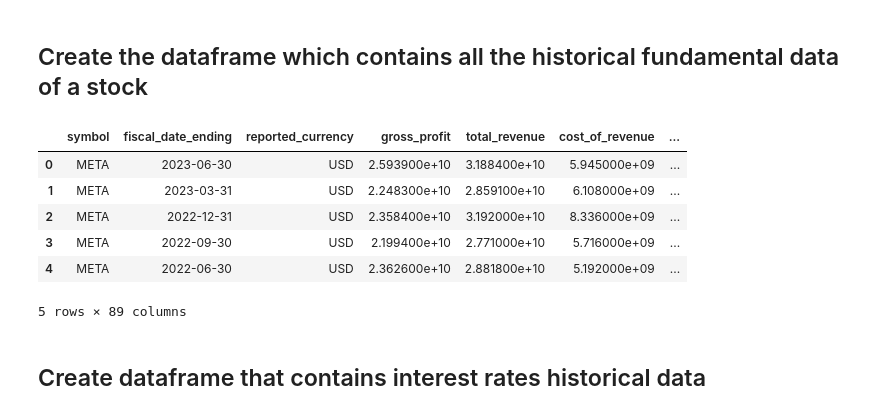
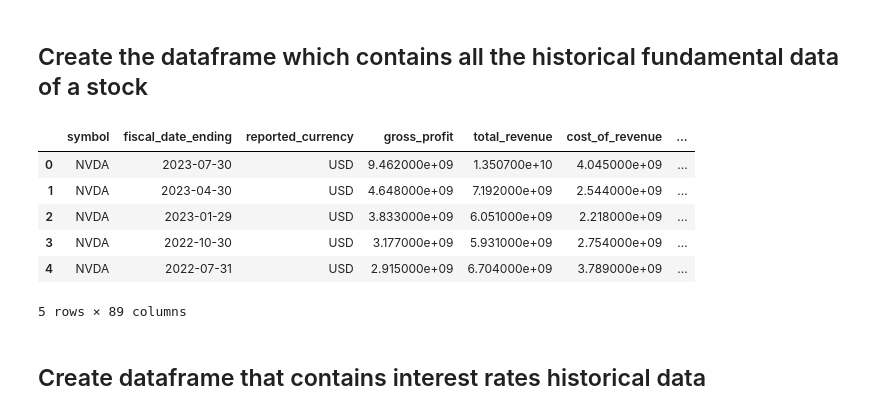
Before and after one commit to OrestisStefanou/InvestorAPI, a Jupyter notebook: analysis/DataSetCreation.ipynb, the cells around one changed output. Drawn from its saved outputs; the diff is of its cells as text; code cells hidden in the pictures.

```diff
--- a/analysis/DataSetCreation.ipynb
+++ b/analysis/DataSetCreation.ipynb
@@ -8,29 +8,32 @@ import pandas as pd
 # %%
 # Create stocks fundamental df
 conn = sqlite3.connect('../app/database/ibd.db')
-
-query = '''
-SELECT income_statement.*, balance_sheet.*, cash_flow.*
-FROM income_statement
-INNER JOIN balance_sheet
-ON income_statement.fiscal_date_ending = balance_sheet.fiscal_date_ending AND balance_sheet.symbol = 'META'
-INNER JOIN cash_flow
-ON income_statement.fiscal_date_ending = cash_flow.fiscal_date_ending AND cash_flow.symbol = 'META'
-WHERE income_statement.symbol = 'META'
-'''
-stock_df = pd.read_sql(query, conn)
-
-# Drop columns with duplicated names
-stock_df = stock_df.loc[:, ~stock_df.columns.duplicated()]
+# %%
+def get_stock_fundamental_df(symbol: str) -> pd.DataFrame:
+    query = f'''
+    SELECT income_statement.*, balance_sheet.*, cash_flow.*
+    FROM income_statement
+    INNER JOIN balance_sheet
+    ON income_statement.fiscal_date_ending = balance_sheet.fiscal_date_ending AND balance_sheet.symbol = '{symbol}'
+    INNER JOIN cash_flow
+    ON income_statement.fiscal_date_ending = cash_flow.fiscal_date_ending AND cash_flow.symbol = '{symbol}'
+    WHERE income_statement.symbol = '{symbol}'
+    '''
+    stock_df = pd.read_sql(query, conn)
+
+    # Drop columns with duplicated names
+    stock_df = stock_df.loc[:, ~stock_df.columns.duplicated()]
+    return stock_df
 # %%
+stock_df = get_stock_fundamental_df('NVDA')
 stock_df.head()
 # %% [output]
 |  | symbol | fiscal_date_ending | reported_currency | gross_profit | total_revenue | cost_of_revenue | ... |
-| 0 | META | 2023-06-30 | USD | 2.593900e+10 | 3.188400e+10 | 5.945000e+09 | ... |
-| 1 | META | 2023-03-31 | USD | 2.248300e+10 | 2.859100e+10 | 6.108000e+09 | ... |
-| 2 | META | 2022-12-31 | USD | 2.358400e+10 | 3.192000e+10 | 8.336000e+09 | ... |
-| 3 | META | 2022-09-30 | USD | 2.199400e+10 | 2.771000e+10 | 5.716000e+09 | ... |
-| 4 | META | 2022-06-30 | USD | 2.362600e+10 | 2.881800e+10 | 5.192000e+09 | ... |
+| 0 | NVDA | 2023-07-30 | USD | 9.462000e+09 | 1.350700e+10 | 4.045000e+09 | ... |
+| 1 | NVDA | 2023-04-30 | USD | 4.648000e+09 | 7.192000e+09 | 2.544000e+09 | ... |
+| 2 | NVDA | 2023-01-29 | USD | 3.833000e+09 | 6.051000e+09 | 2.218000e+09 | ... |
+| 3 | NVDA | 2022-10-30 | USD | 3.177000e+09 | 5.931000e+09 | 2.754000e+09 | ... |
+| 4 | NVDA | 2022-07-31 | USD | 2.915000e+09 | 6.704000e+09 | 3.789000e+09 | ... |
 5 rows × 89 columns
 # %% [markdown]
 ## Create dataframe that contains interest rates historical data
```
Also changed, not shown: parts of 17 cells of this notebook, 2 other files.
